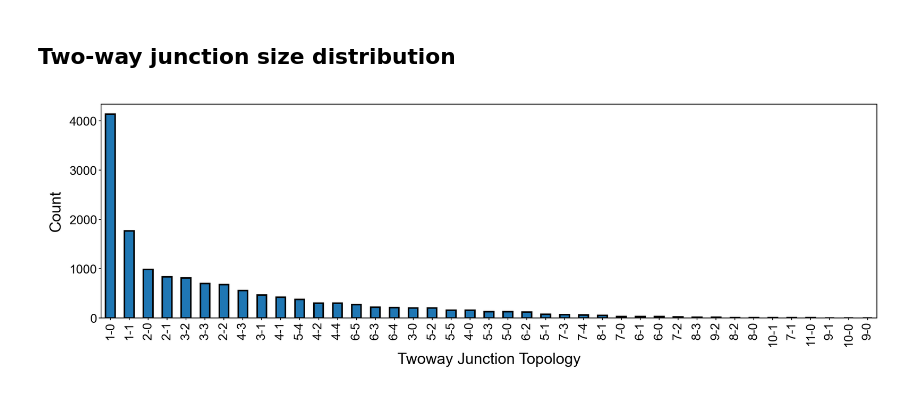
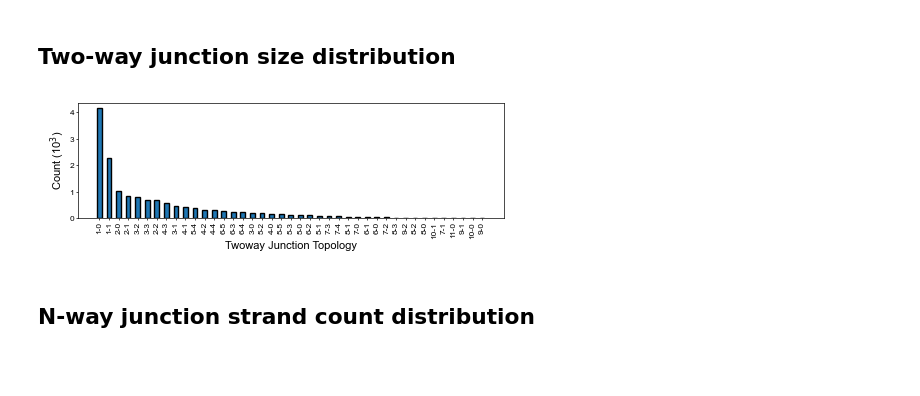
Before and after one commit to YesselmanLab/rna_motif_library, a Jupyter notebook: notebooks/figures/Figure_1.ipynb, the cells around one changed output. Saved outputs shown, nothing was run; the diff lists cells and outputs as text; code cells hidden in the pictures; blank space fills up the shorter version.

```diff
--- a/notebooks/figures/Figure_1.ipynb
+++ b/notebooks/figures/Figure_1.ipynb
@@ -184,27 +271,55 @@ fig.savefig(os.path.join(PLOT_PATH, "Figure_1d.png"), bbox_inches="tight")
 # %% [markdown]
 ## Two-way junction size distribution
 # %%
-# Get TWOWAY motifs and their sizes
-twoways = df.query("motif_type == 'Two-way'").copy()
-twoways = add_residue_count(twoways)
-twoways = twoways.query("residue_num <= 15")
-twoway_sizes = twoways["msize"].value_counts()
+def get_twoway_data(df):
+    """Get two-way junction data and their sizes.
 
-# Create bar plot of twoway sizes
-fig, ax = plt.subplots(figsize=(9.0, 2.5), dpi=300)
-twoway_sizes.plot(kind="bar", ax=ax, edgecolor="black")
-ax.set_xlabel("Twoway Junction Topology")
+    Args:
+        df: DataFrame containing motif data
 
-# Label every other bar
-labels = [str(x) for x in twoway_sizes.index]
-ax.set_xticklabels(labels, rotation=90)
+    Returns:
+        Series containing two-way junction size counts
+    """
+    twoways = df.query("motif_type == 'Two-way'").copy()
+    twoways = add_residue_count(twoways)
+    twoways = twoways.query("residue_num <= 15")
+    twoway_sizes = twoways["msize"].value_counts()
+    return twoway_sizes
 
-# Remove tick marks
-ax.tick_params(axis="x", size=0)
 
-ax.set_ylabel("Count")
-publication_style_ax(ax)
-fig.savefig(os.path.join(PLOT_PATH, "Figure_1e.png"), bbox_inches="tight")
+def figure_1e(df, ax):
+    """Plot bar chart of two-way junction size distribution.
+
+    Args:
+        df: DataFrame containing motif data
+        ax: matplotlib axis to plot on
+    """
+    # Get two-way junctions and their sizes
+    twoway_sizes = get_twoway_data(df)
+
+    # Create bar plot of twoway sizes
+    ax.bar(twoway_sizes.index, twoway_sizes.values, edgecolor="black", width=0.5)
+    ax.set_xticks(twoway_sizes.index)
+    ax.set_xlabel("Twoway Junction Topology", labelpad=2)
+
+    # Label every bar
+    labels = [str(x) for x in twoway_sizes.index]
+    ax.set_xticklabels(labels, rotation=90)
+    ax.set_yticks([0, 1000, 2000, 3000, 4000])
+    ax.set_yticklabels(["0", "1", "2", "3", "4"])
+
+    # Remove tick marks
+    ax.tick_params(axis="x", size=0)
+
+    ax.set_ylabel("Count (10$^3$)", labelpad=2)
+    publication_style_ax(ax, fsize=8, ytick_size=6, xtick_size=6)
+
+
+# Create the plot
+fig, ax = plt.subplots(figsize=(5.5, 1.5))
+figure_1e(df, ax)
 # %% [output]
-[figure, old version]
+[figure, new version]
+# %% [markdown]
+## N-way junction strand count distribution
 # %%
```
Also changed, not shown: parts of 11 cells of this notebook, 42 other files.
